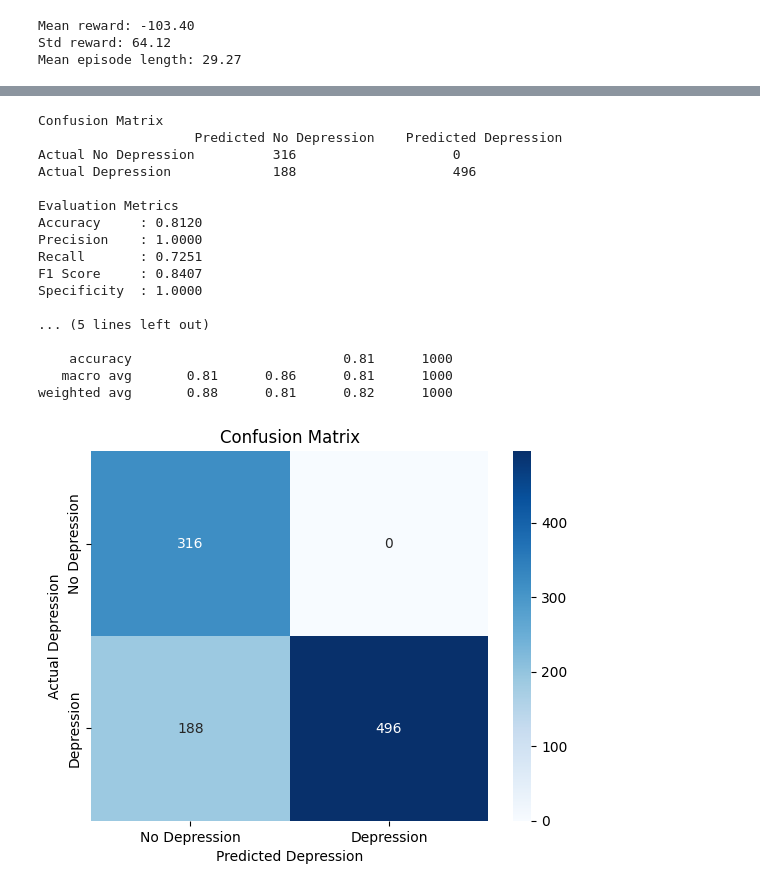
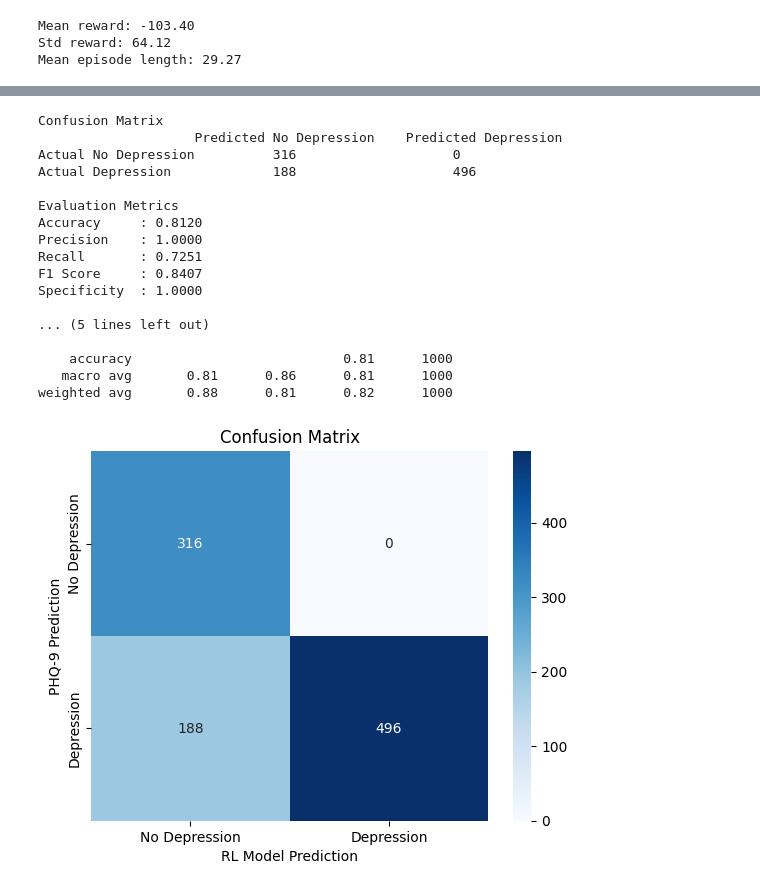
Before and after one commit to soniadessai/Mental-Health-Diagnosis-Using-Reinforcement-Learning, a Jupyter notebook: RL_Chatbot_ConfusionMatrix.ipynb, the cells around one changed output, grey strips where cells are left out. Cells and saved outputs as stored; diff of their text form; code cells hidden in the pictures.

```diff
--- a/RL_Chatbot_ConfusionMatrix.ipynb
+++ b/RL_Chatbot_ConfusionMatrix.ipynb
@@ -443,36 +443,36 @@ print(classification_report(phq_baseline, depression_pred,
                             target_names=["No Anxiety", "Anxiety"]))
 
 # Heatmap
 sns.heatmap(cm,
             annot=True,
             fmt="d",
             xticklabels=["No Depression", "Depression"],
             yticklabels=["No Depression", "Depression"],
             cmap="Blues")
 
-plt.xlabel("Predicted Depression")
-plt.ylabel("Actual Depression")
+plt.xlabel("RL Model Prediction")
+plt.ylabel("PHQ-9 Prediction")
 plt.title("Confusion Matrix")
 plt.show()
 # %% [output]
 Confusion Matrix
                     Predicted No Depression    Predicted Depression
 Actual No Depression          316                    0
 Actual Depression             188                    496
 
 Evaluation Metrics
 Accuracy     : 0.8120
 Precision    : 1.0000
 Recall       : 0.7251
 F1 Score     : 0.8407
 Specificity  : 1.0000
 
 ... (5 lines left out)
 
     accuracy                           0.81      1000
    macro avg       0.81      0.86      0.81      1000
 weighted avg       0.88      0.81      0.82      1000
-[figure, old version]
+[figure, new version]
 # %%
 from sklearn.metrics import confusion_matrix, accuracy_score, precision_score, recall_score, f1_score, classification_report
 import seaborn as sns
```
Also changed, not shown: parts of 2 cells of this notebook.
